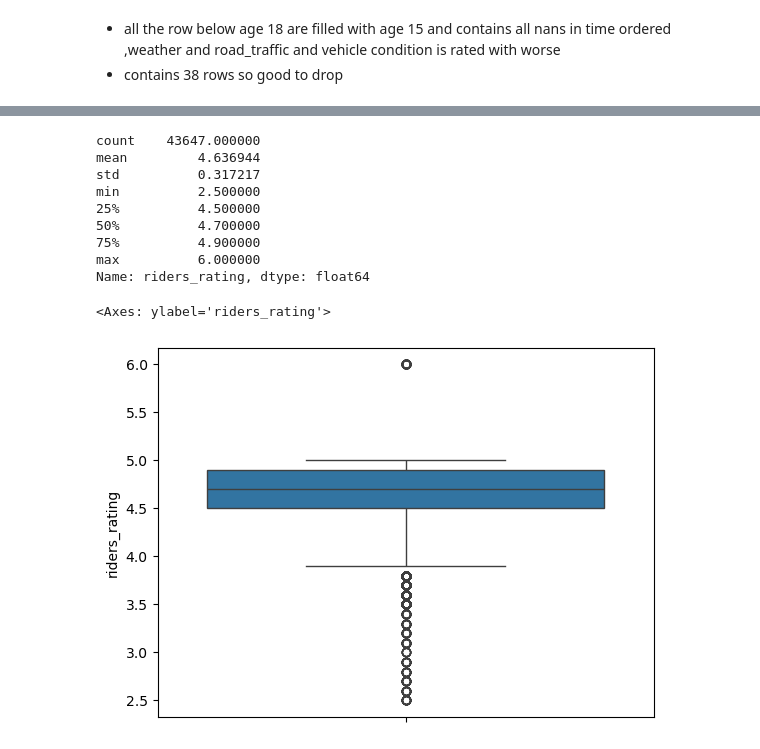
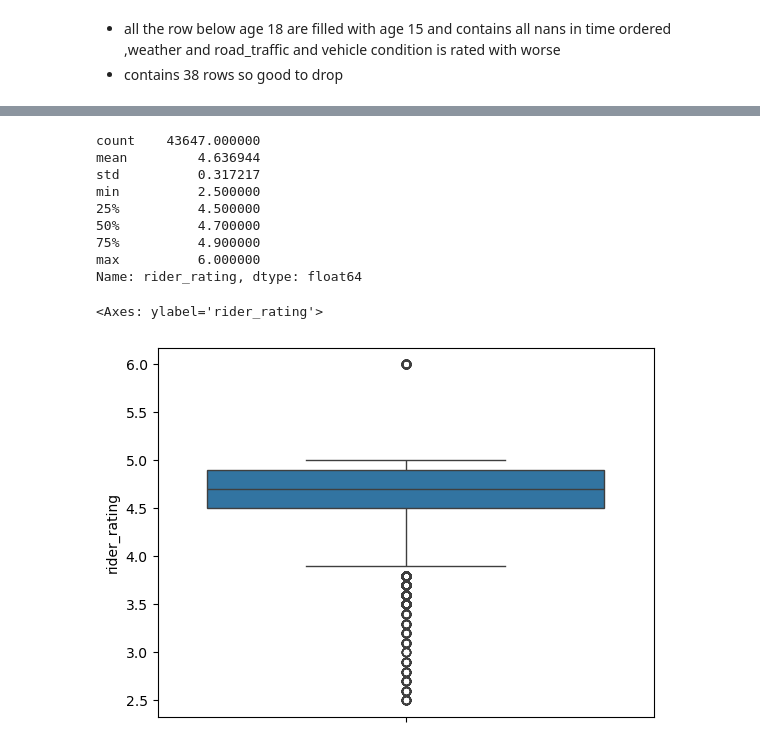
Before and after one commit to rabin20-04/delivery_time_prediction, a Jupyter notebook: delivery_t_pred.ipynb, the cells around one changed output, grey strips where cells are left out. Cells and saved outputs as stored; diff of their text form; code cells hidden in the pictures.

```diff
--- a/delivery_t_pred.ipynb
+++ b/delivery_t_pred.ipynb
@@ -287,13 +287,14 @@ df.columns.tolist()
 # %%
 def change_column_name(data: pd.DataFrame):
     return data.rename(
-    # return data.rename(str.lower, axis=1).rename(
+        # return data.rename(str.lower, axis=1).rename(
         {
             "Delivery_person_ID": "rider_id",
             "Delivery_person_Age": "rider_age",
-            "Delivery_person_Ratings": "riders_rating",
+            "Delivery_person_Ratings": "rider_rating",
             "Weatherconditions": "weather",
-            "Road_traffic_density":"road_traffic",
-        },axis=1
+            "Road_traffic_density": "road_traffic",
+        },
+        axis=1,
     )
 # %%
@@ -392,6 +393,6 @@ cleaned_df.sample()
 # %%
-cleaned_df["riders_rating"] = cleaned_df["riders_rating"].astype(float)
-cleaned_df["riders_rating"].describe()
+cleaned_df["rider_rating"] = cleaned_df["rider_rating"].astype(float)
+cleaned_df["rider_rating"].describe()
 # %% [output]
 count    43647.000000
 mean         4.636944
@@ -401,10 +402,10 @@ min          2.500000
 50%          4.700000
 75%          4.900000
 max          6.000000
-Name: riders_rating, dtype: float64
+Name: rider_rating, dtype: float64
 # %%
-sns.boxplot(cleaned_df["riders_rating"])
+sns.boxplot(cleaned_df["rider_rating"])
 # %% [output]
-<Axes: ylabel='riders_rating'>
+<Axes: ylabel='rider_rating'>
-[figure, old version]
+[figure, new version]
 # %%
```
Also changed, not shown: parts of 40 cells of this notebook.
